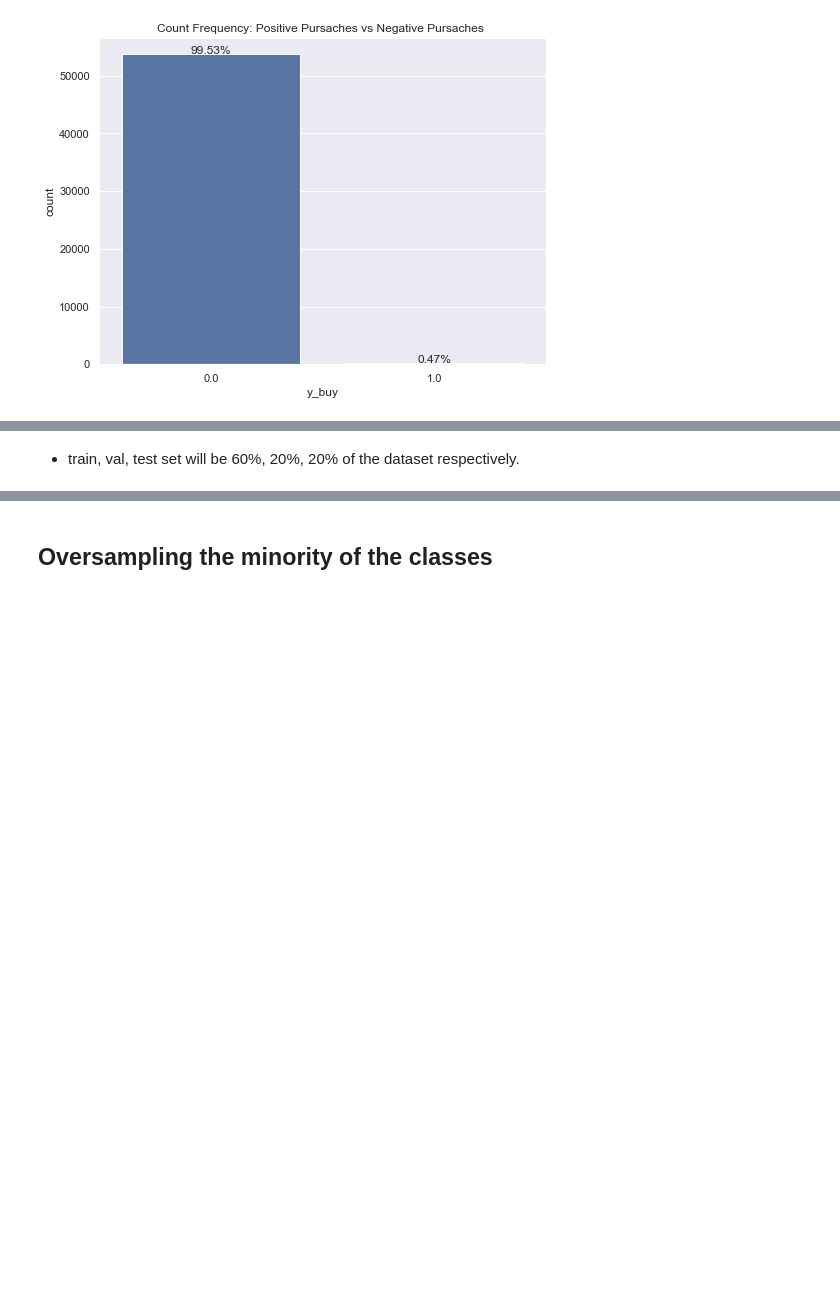
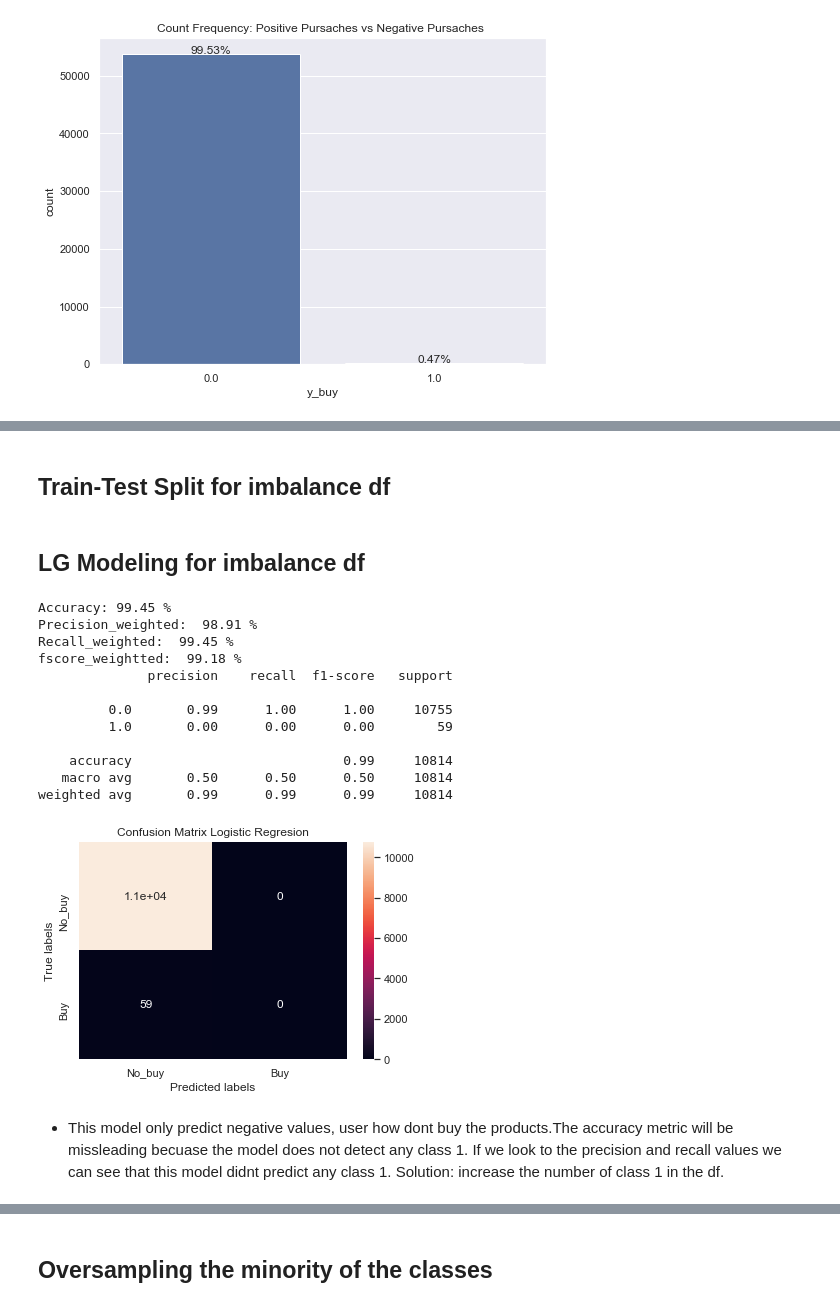
Before and after one commit to Cristinamulas/predicting-behavior-of-new-costumers-based-on-cookies-data, a Jupyter notebook: second_book_tuesday 409PM.ipynb, the cells around one changed output, grey strips where cells are left out. Drawn from its saved outputs; the diff is of its cells as text; code cells hidden in the pictures; blank space fills up the shorter version.

```diff
--- a/second_book_tuesday 409PM.ipynb
+++ b/second_book_tuesday 409PM.ipynb
@@ -308,5 +306,31 @@ x = df.loc[:,['isbuyer', 'visit_freq', 'buy_interval', 'sv_interval',
 
 
 y = df.loc[:,'y_buy'] # target value
-# %% [markdown]
-- train, val, test set will be 60%, 20%, 20% of the dataset respectively.
+# %% [markdown]
+## Train-Test Split for imbalance df
+# %%
+X_train, y_train, X_test, y_test, X_val, y_val = split(x,y)[0], split(x,y)[1], split(x,y)[2], split(x,y)[3],split(x,y)[4], split(x,y)[5]
+# %% [markdown]
+## LG Modeling for imbalance df
+# %%
+model, prediction = classifier_modeling(LogisticRegression(), X_train, y_train, X_val)
+# %%
+metrix_classifier(y_val, prediction)
+confusion_m(y_val,prediction, 'Logistic Regresion')
+# %% [output]
+Accuracy: 99.45 %
+Precision_weighted:  98.91 %
+Recall_weighted:  99.45 %
+fscore_weightted:  99.18 %
+              precision    recall  f1-score   support
+
+         0.0       0.99      1.00      1.00     10755
+         1.0       0.00      0.00      0.00        59
+
+    accuracy                           0.99     10814
+   macro avg       0.50      0.50      0.50     10814
+weighted avg       0.99      0.99      0.99     10814
+[figure, added]
+# %% [markdown]
+- This model only predict negative values, user how dont buy the products.The accuracy metric will be missleading becuase the model does not detect any class 1. If we look to the precision and recall values
+we can see that this model didnt predict any class 1. Solution: increase the number of class 1 in the df.
```
Also changed, not shown: parts of 37 cells of this notebook, 1 other file.
